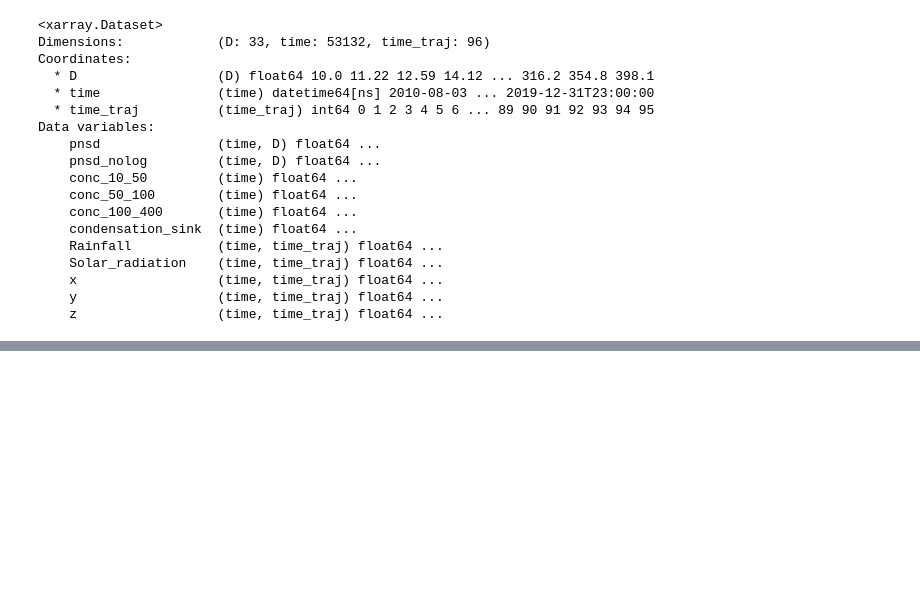
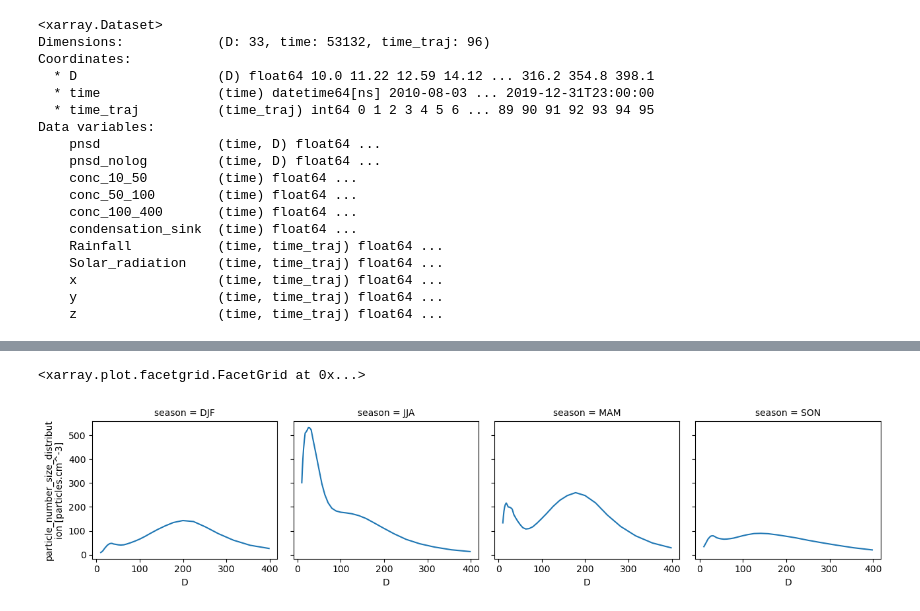
Before and after one commit to eScience-course/Tjaernoe2022-group7, a Jupyter notebook: ingrblu/ingrid_notebook.ipynb, the cells around one changed output, grey strips where cells are left out. Saved outputs shown, nothing was run; the diff lists cells and outputs as text; code cells hidden in the pictures; blank space fills up the shorter version.

```diff
--- a/ingrblu/ingrid_notebook.ipynb
+++ b/ingrblu/ingrid_notebook.ipynb
@@ -45,0 +56,7 @@ month.plot()
+# %%
+ds_season = ds.groupby('time.season').mean(keep_attrs=True)
+# %%
+ds_season['pnsd'].plot(col='season')
+# %% [output]
+<xarray.plot.facetgrid.FacetGrid at 0x...>
+[figure, added]
```
Also changed, not shown: parts of 28 cells of this notebook.
